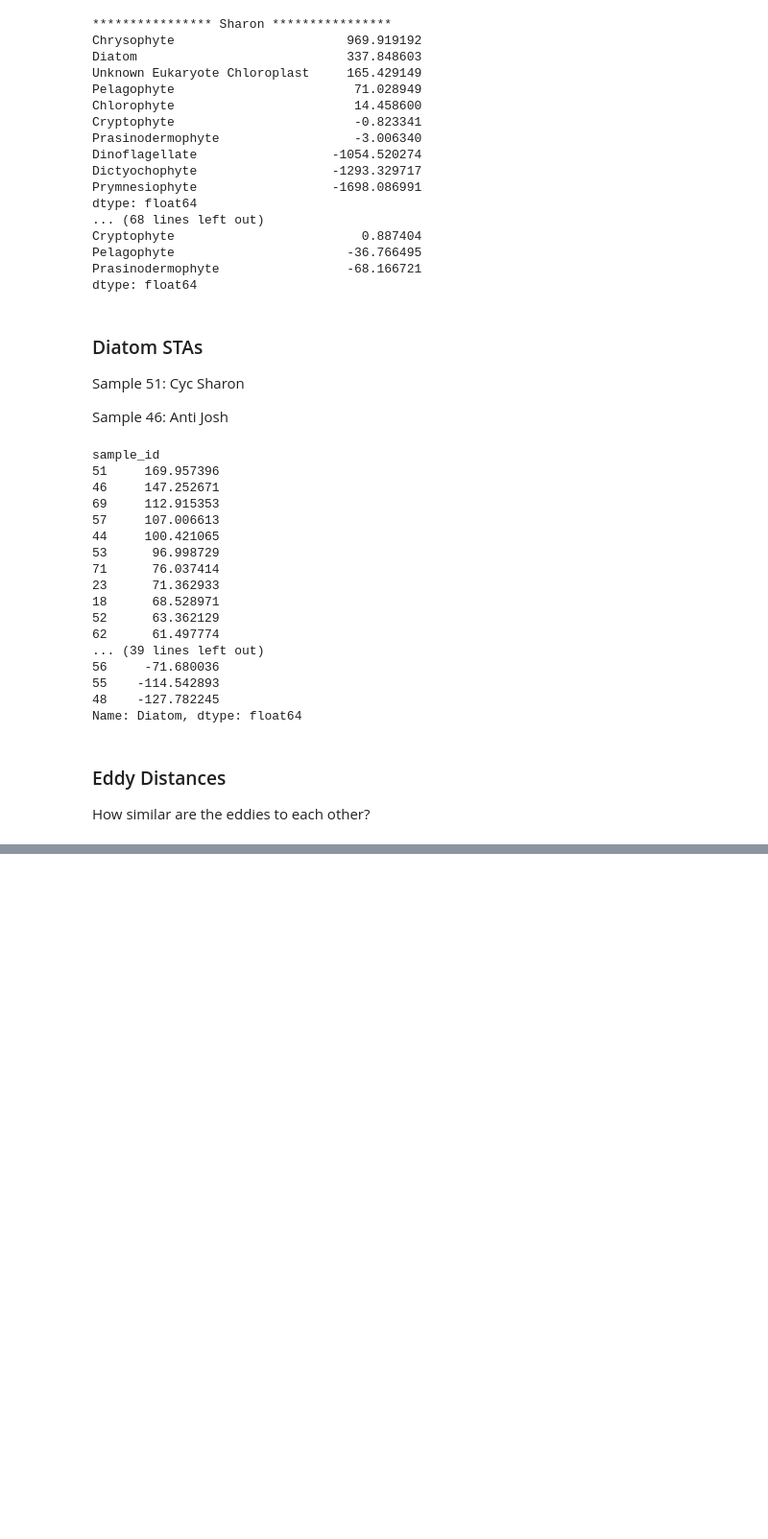
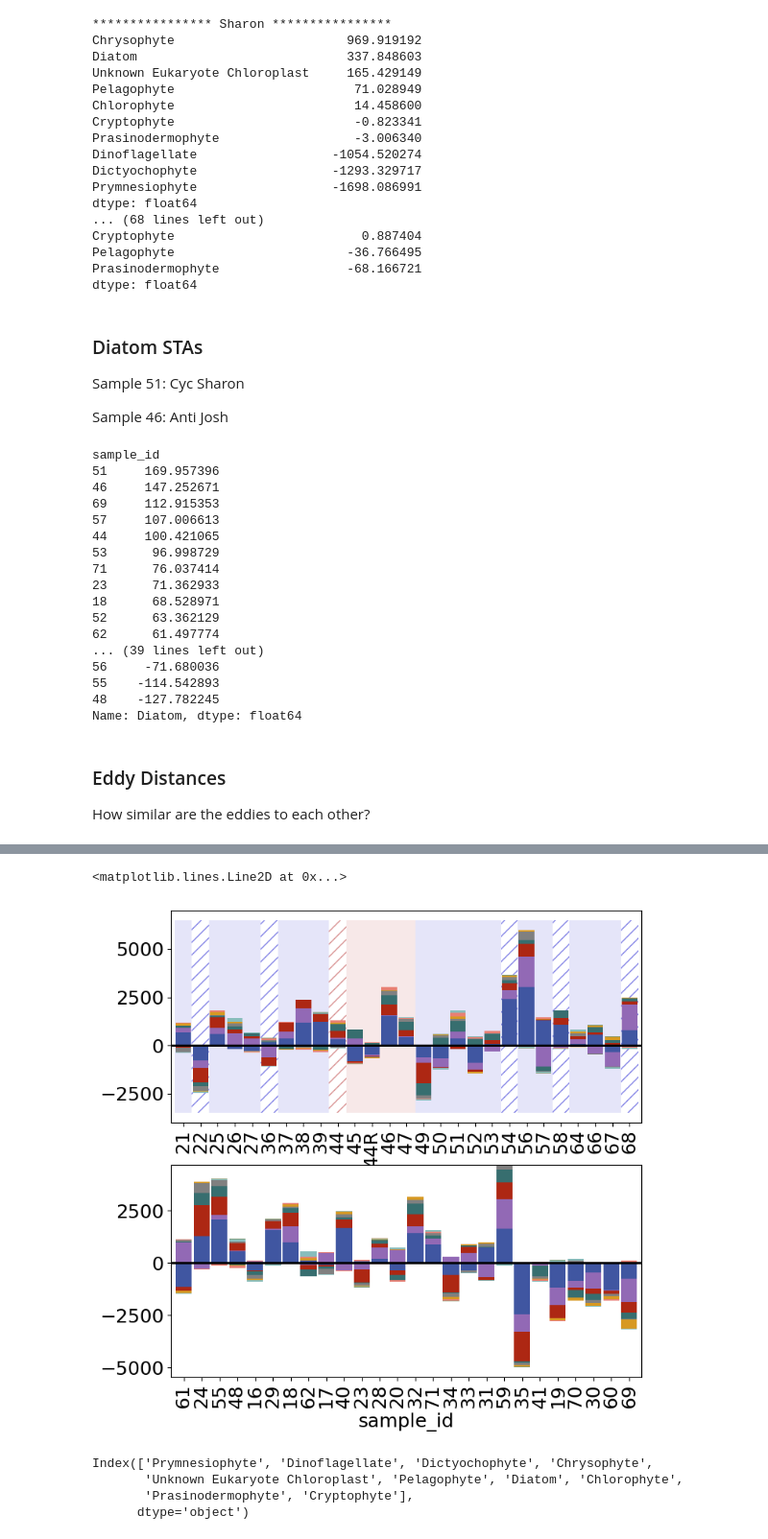
Before and after one commit to lexi-jones/G4_phyto_advection, a Jupyter notebook: phytoplankton_pipeline/dispersal_vs_eco_metrics_v9.ipynb, the cells around one changed output, grey strips where cells are left out. Shown at 96% size. Cells and saved outputs as stored; diff of their text form; code cells hidden in the pictures; blank space fills up the shorter version.

```diff
--- a/phytoplankton_pipeline/dispersal_vs_eco_metrics_v9.ipynb
+++ b/phytoplankton_pipeline/dispersal_vs_eco_metrics_v9.ipynb
@@ -1471,0 +1608,3 @@ Cathy: 3934.572503992024
+# %%
+eddy_ids = list(div_merged_df[div_merged_df['eddy_color'].ne('k')].index)
+not_eddy_ids = list(div_merged_df[div_merged_df['eddy_color'].eq('k')].index)
@@ -1471,0 +1632,56 @@ Cathy: 3934.572503992024
+# %%
+eddy_euk_df = euk_sum_sorted.loc[eddy_ids]
+eddy_div_df = div_merged_df.loc[eddy_ids]
+
+not_eddy_div_df = div_merged_df.loc[not_eddy_ids].sort_values(by='CMEMS_avg_coh')
+not_eddy_euk_df = euk_sum_sorted.loc[not_eddy_ids].reindex(list(not_eddy_div_df.index))
+# %%
+fig,ax = plt.subplots(2,1,figsize=(8,8))
+
+#################################### EDDY PLOT ####################################
+
+plot = eddy_euk_df.plot(kind='bar',stacked=True,ax=ax[0],width=0.9,color=euk_group_colors)
+ax[0].get_legend().remove()
+ax[0].axhline(0,c='k',linewidth=2)
+
+ymin0,ymax0 = -3500,6500
+
+
+eddy_type_dict = {'in_anti':['firebrick','x'],
+                  'near_anti':['firebrick','//'],
+                  'in_cyc':['mediumblue','x'],
+                  'near_cyc':['mediumblue','//']}
+
+for eddy_type,values in eddy_type_dict.items():
+
+    current_eddy_ids = np.unique(eddy_div_df.iloc[np.where(eddy_div_df[eddy_type] != 0)[0]][eddy_type])
+
+    for ID in current_eddy_ids:
+        inds = np.where([eddy_div_df[eddy_type] == ID])[1]
+
+        ymin,ymax=ymin0,ymax0
+
+        if (eddy_type == 'in_anti') or (eddy_type == 'in_cyc'):
+            ax[0].fill_between([inds[0]-0.5,inds[-1]+0.5],ymin,y2=ymax,
+                                facecolor=values[0],alpha=0.1,linewidth=0,zorder=0)
+        else:
+            for i in np.arange(0,len(inds)):
+                ax[0].fill_between([inds[i]-0.5,inds[i]+0.5],ymin,y2=ymax,hatch=values[1],
+                                facecolor='none', edgecolor=values[0],alpha=0.5,linewidth=0,zorder=0)
+
+
+#################################### OUTSIDE EDDY PLOT ####################################
+
+plot = not_eddy_euk_df.plot(kind='bar',stacked=True,ax=ax[1],width=0.9,color=euk_group_colors)
+ax[1].get_legend().remove()
+ax[1].axhline(0,c='k',linewidth=2)
+# %% [output]
+<matplotlib.lines.Line2D at 0x...>
+[figure, added]
+# %%
+eddy_euk_df.columns
+# %% [output]
+Index(['Prymnesiophyte', 'Dinoflagellate', 'Dictyochophyte', 'Chrysophyte',
+       'Unknown Eukaryote Chloroplast', 'Pelagophyte', 'Diatom', 'Chlorophyte',
+       'Prasinodermophyte', 'Cryptophyte'],
+      dtype='object')
```
Also changed, not shown: parts of 29 cells of this notebook.
